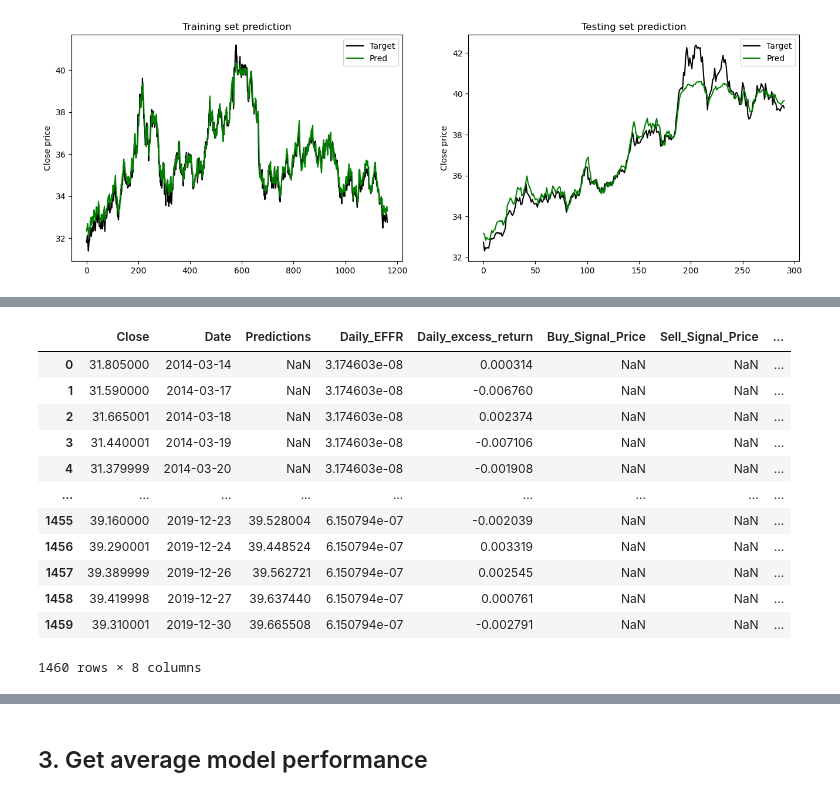
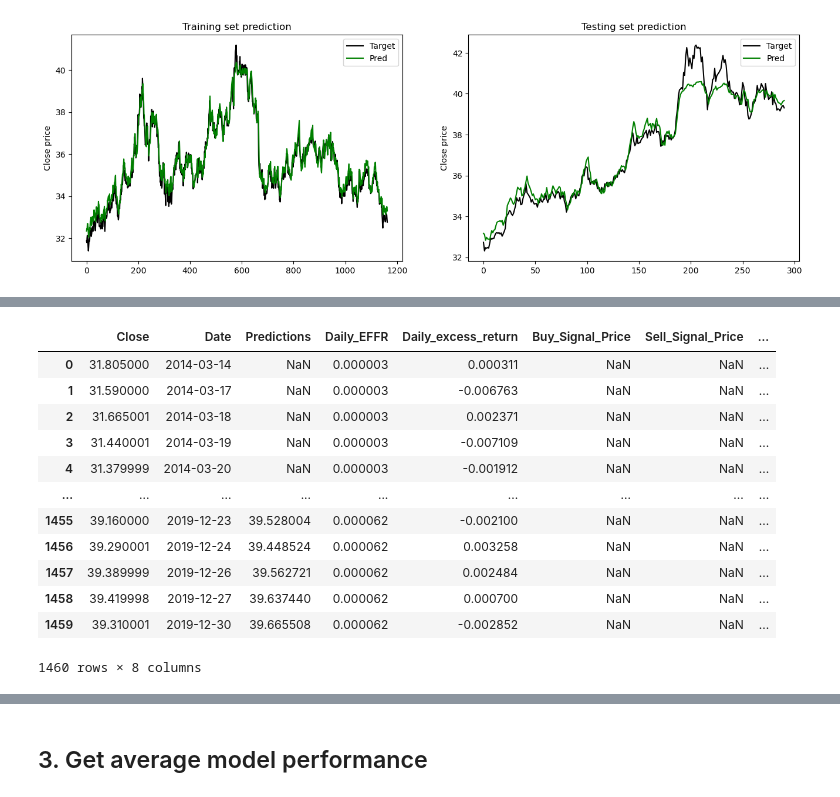
Before and after one commit to MC-Kangan/Algo_Trading_ETF_Trading_Strategy, a Jupyter notebook: LSTM_strategy.ipynb, the cells around one changed output, grey strips where cells are left out. Saved outputs shown, nothing was run; the diff lists cells and outputs as text; code cells hidden in the pictures.

```diff
--- a/LSTM_strategy.ipynb
+++ b/LSTM_strategy.ipynb
@@ -40,7 +40,7 @@ df = pd.merge(left = ETF, right = EFFR, on = 'Date', how = 'left').ffill(axis =
 df = df[['Date', 'Close', 'EFFR']]
 # %%
 df['EFFR'] = pd.to_numeric(df['EFFR'], errors='coerce')
-df['EFFR'] = df['EFFR'] / 100
+# df['EFFR'] = df['EFFR'] / 100
 # Adjust the annual risk-free rate to make it a daily rate
 df['Daily_EFFR'] = df['EFFR']/(252*100)
 df.head()
@@ -316,20 +293,23 @@ plt.legend(loc='upper left')
 # %%
+strategy_data['Buy_Signal_Price'], strategy_data['Sell_Signal_Price'] = buy_sell_threshold(current_price = strategy_data['Close'],
+                                                                                           predicted_price = strategy_data['Predictions'],
+                                                                                           threshold = 0.02)
 buy_signal = np.where(strategy_data['Buy_Signal_Price'] > 0, 1, 0)
 sell_signal = np.where(strategy_data['Sell_Signal_Price'] > 0, -1, 0)
 signal = buy_signal + sell_signal
 strategy_data['Signal'] = signal
 strategy_data
 # %% [output]
 |  | Close | Date | Predictions | Daily_EFFR | Daily_excess_return | Buy_Signal_Price | Sell_Signal_Price | ... |
-| 0 | 31.805000 | 2014-03-14 | NaN | 3.174603e-08 | 0.000314 | NaN | NaN | ... |
-| 1 | 31.590000 | 2014-03-17 | NaN | 3.174603e-08 | -0.006760 | NaN | NaN | ... |
-| 2 | 31.665001 | 2014-03-18 | NaN | 3.174603e-08 | 0.002374 | NaN | NaN | ... |
-| 3 | 31.440001 | 2014-03-19 | NaN | 3.174603e-08 | -0.007106 | NaN | NaN | ... |
-| 4 | 31.379999 | 2014-03-20 | NaN | 3.174603e-08 | -0.001908 | NaN | NaN | ... |
+| 0 | 31.805000 | 2014-03-14 | NaN | 0.000003 | 0.000311 | NaN | NaN | ... |
+| 1 | 31.590000 | 2014-03-17 | NaN | 0.000003 | -0.006763 | NaN | NaN | ... |
+| 2 | 31.665001 | 2014-03-18 | NaN | 0.000003 | 0.002371 | NaN | NaN | ... |
+| 3 | 31.440001 | 2014-03-19 | NaN | 0.000003 | -0.007109 | NaN | NaN | ... |
+| 4 | 31.379999 | 2014-03-20 | NaN | 0.000003 | -0.001912 | NaN | NaN | ... |
 | ... | ... | ... | ... | ... | ... | ... | ... | ... |
-| 1455 | 39.160000 | 2019-12-23 | 39.528004 | 6.150794e-07 | -0.002039 | NaN | NaN | ... |
-| 1456 | 39.290001 | 2019-12-24 | 39.448524 | 6.150794e-07 | 0.003319 | NaN | NaN | ... |
-| 1457 | 39.389999 | 2019-12-26 | 39.562721 | 6.150794e-07 | 0.002545 | NaN | NaN | ... |
-| 1458 | 39.419998 | 2019-12-27 | 39.637440 | 6.150794e-07 | 0.000761 | NaN | NaN | ... |
-| 1459 | 39.310001 | 2019-12-30 | 39.665508 | 6.150794e-07 | -0.002791 | NaN | NaN | ... |
+| 1455 | 39.160000 | 2019-12-23 | 39.528004 | 0.000062 | -0.002100 | NaN | NaN | ... |
+| 1456 | 39.290001 | 2019-12-24 | 39.448524 | 0.000062 | 0.003258 | NaN | NaN | ... |
+| 1457 | 39.389999 | 2019-12-26 | 39.562721 | 0.000062 | 0.002484 | NaN | NaN | ... |
+| 1458 | 39.419998 | 2019-12-27 | 39.637440 | 0.000062 | 0.000700 | NaN | NaN | ... |
+| 1459 | 39.310001 | 2019-12-30 | 39.665508 | 0.000062 | -0.002852 | NaN | NaN | ... |
 1460 rows × 8 columns
```
Also changed, not shown: parts of 20 cells of this notebook, 4 other files.
